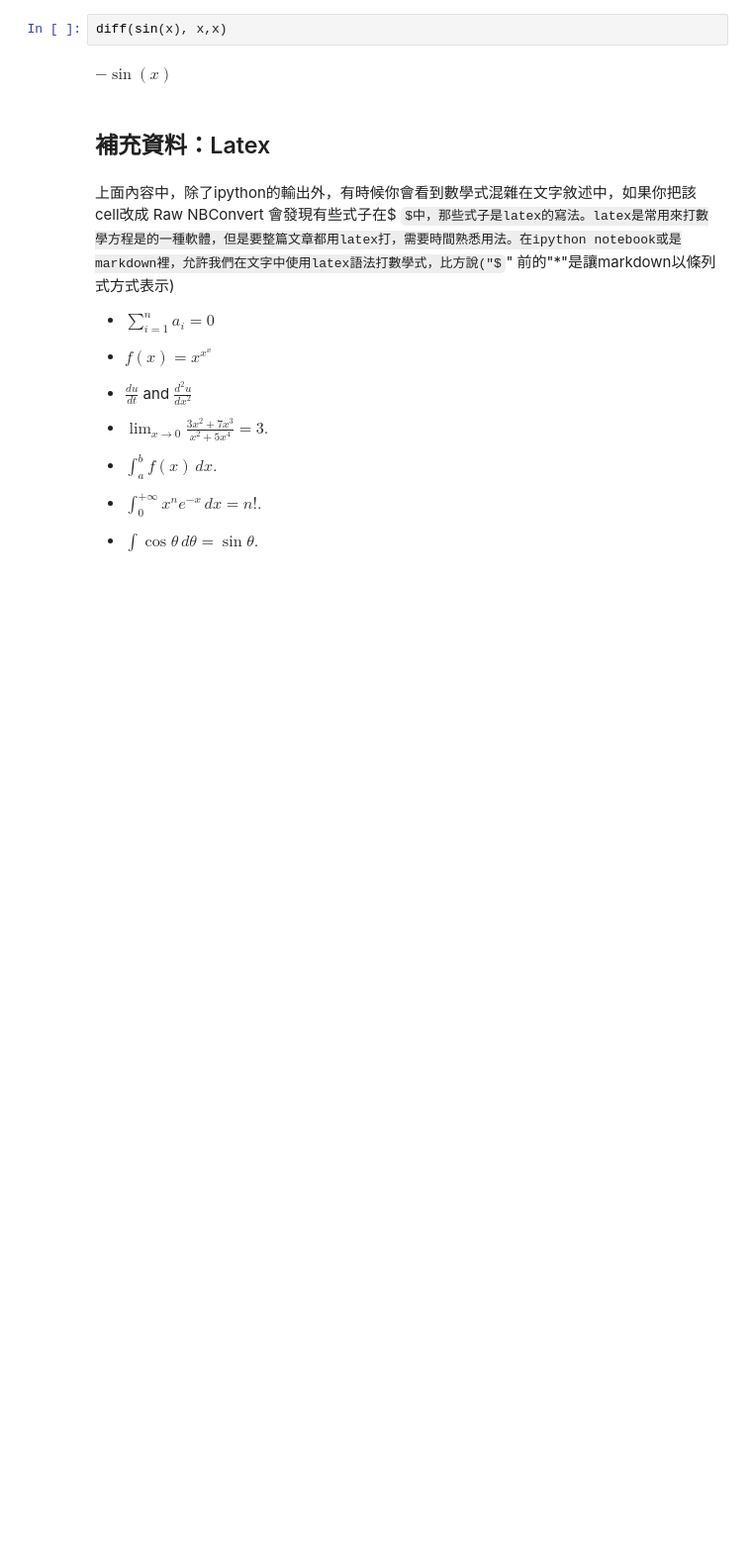
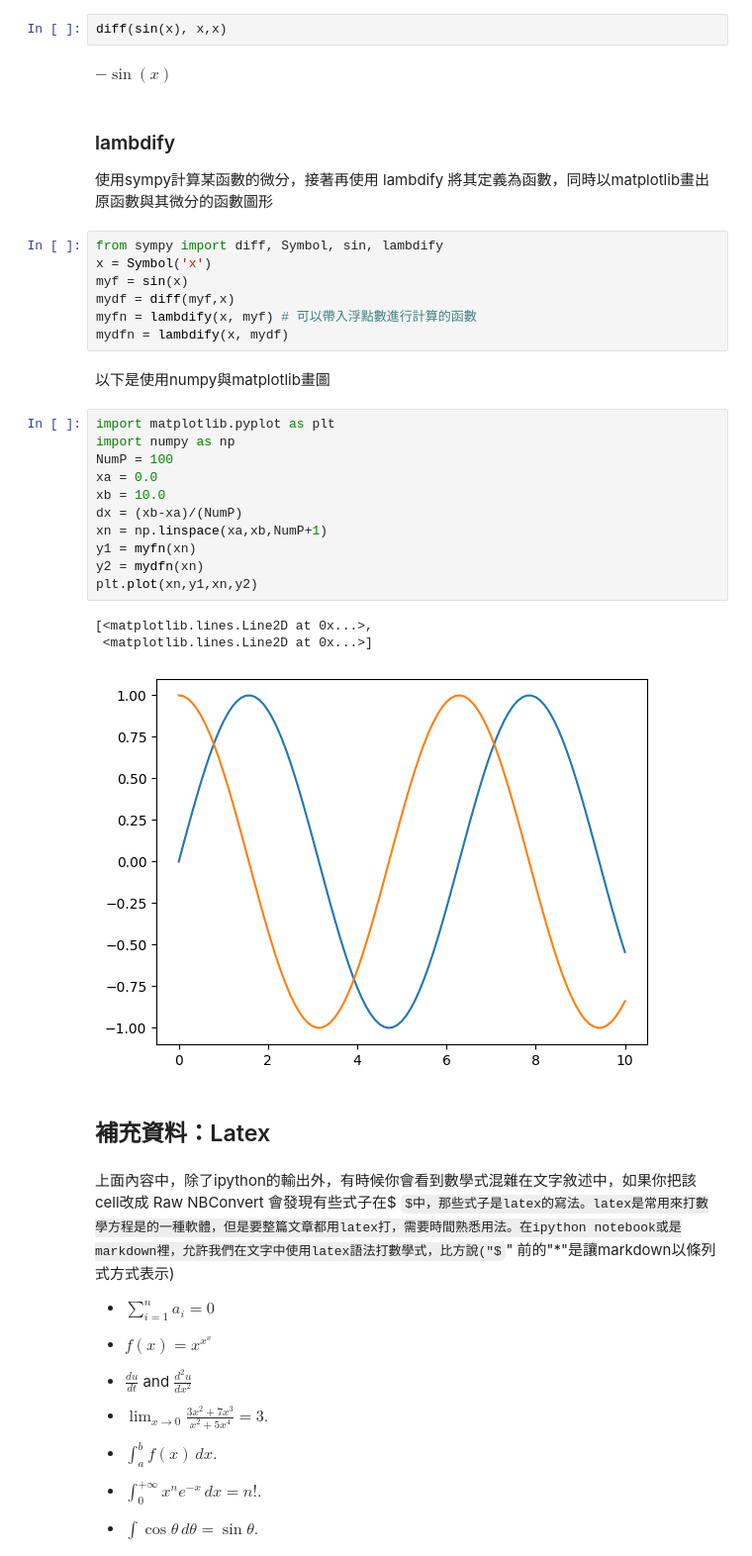
Before and after one commit to jeromy0307/jeromy0307.github.io, a Jupyter notebook: ncku-1112_C111400/mysympy.ipynb, the cells around one changed output. Shown at 99% size. Saved outputs shown, nothing was run; the diff lists cells and outputs as text; some formulas as TeX source; blank space fills up the shorter version.

```diff
--- a/ncku-1112_C111400/mysympy.ipynb
+++ b/ncku-1112_C111400/mysympy.ipynb
@@ -263,6 +263,33 @@ $\displaystyle - \sin{\left(x \right)}$
 diff(sin(x), x,x)
 # %% [output]
 $\displaystyle - \sin{\left(x \right)}$
+# %% [markdown]
+### lambdify
+使用sympy計算某函數的微分，接著再使用 lambdify 將其定義為函數，同時以matplotlib畫出原函數與其微分的函數圖形
+# %%
+from sympy import diff, Symbol, sin, lambdify
+x = Symbol('x')
+myf = sin(x)
+mydf = diff(myf,x)
+myfn = lambdify(x, myf) # 可以帶入浮點數進行計算的函數
+mydfn = lambdify(x, mydf)
+# %% [markdown]
+以下是使用numpy與matplotlib畫圖
+# %%
+import matplotlib.pyplot as plt
+import numpy as np
+NumP = 100
+xa = 0.0
+xb = 10.0
+dx = (xb-xa)/(NumP)
+xn = np.linspace(xa,xb,NumP+1)
+y1 = myfn(xn)
+y2 = mydfn(xn)
+plt.plot(xn,y1,xn,y2)
+# %% [output]
+[<matplotlib.lines.Line2D at 0x...>,
+ <matplotlib.lines.Line2D at 0x...>]
+[figure, added]
 # %% [markdown]
 ## 補充資料：Latex
 # %% [markdown]
```
